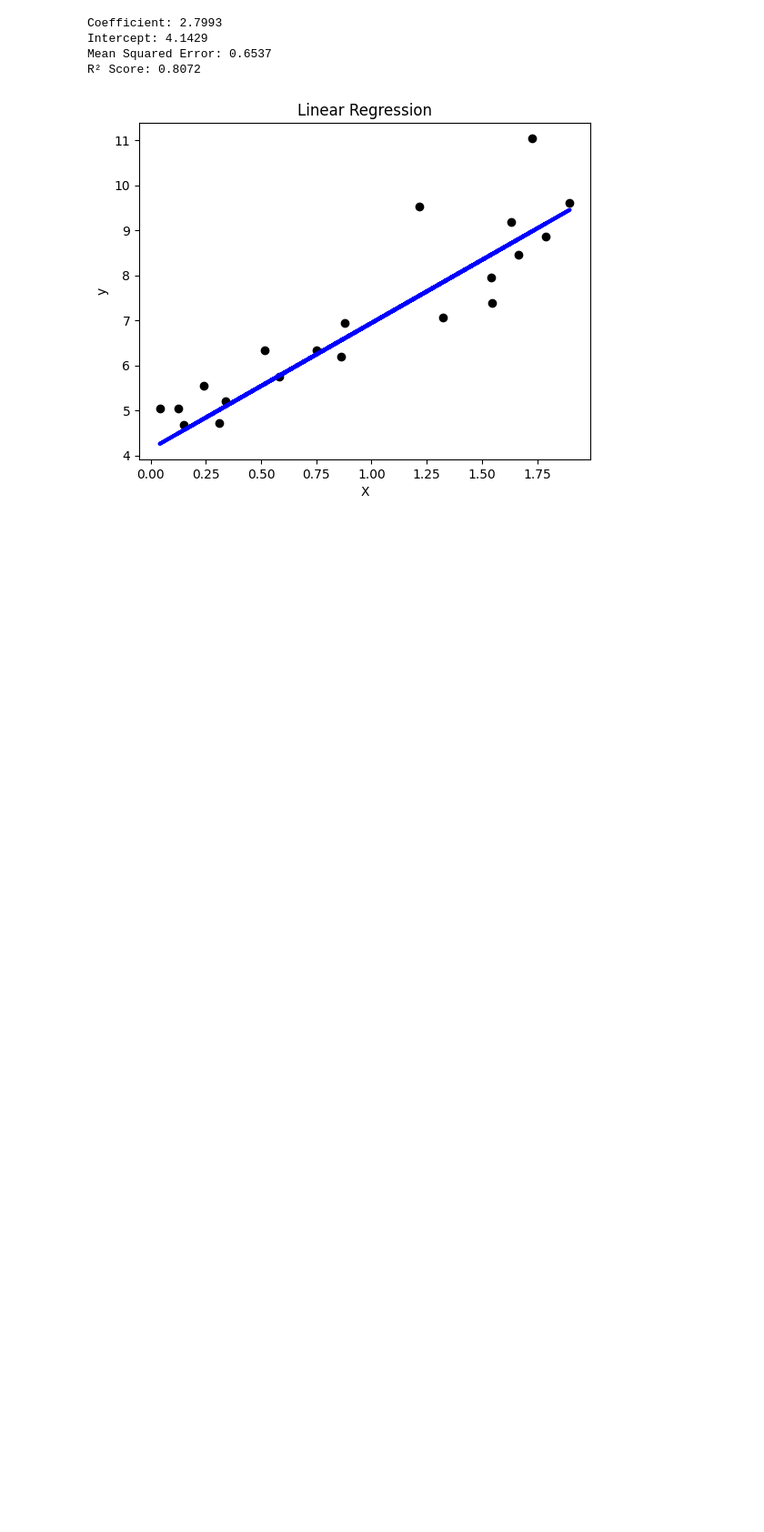
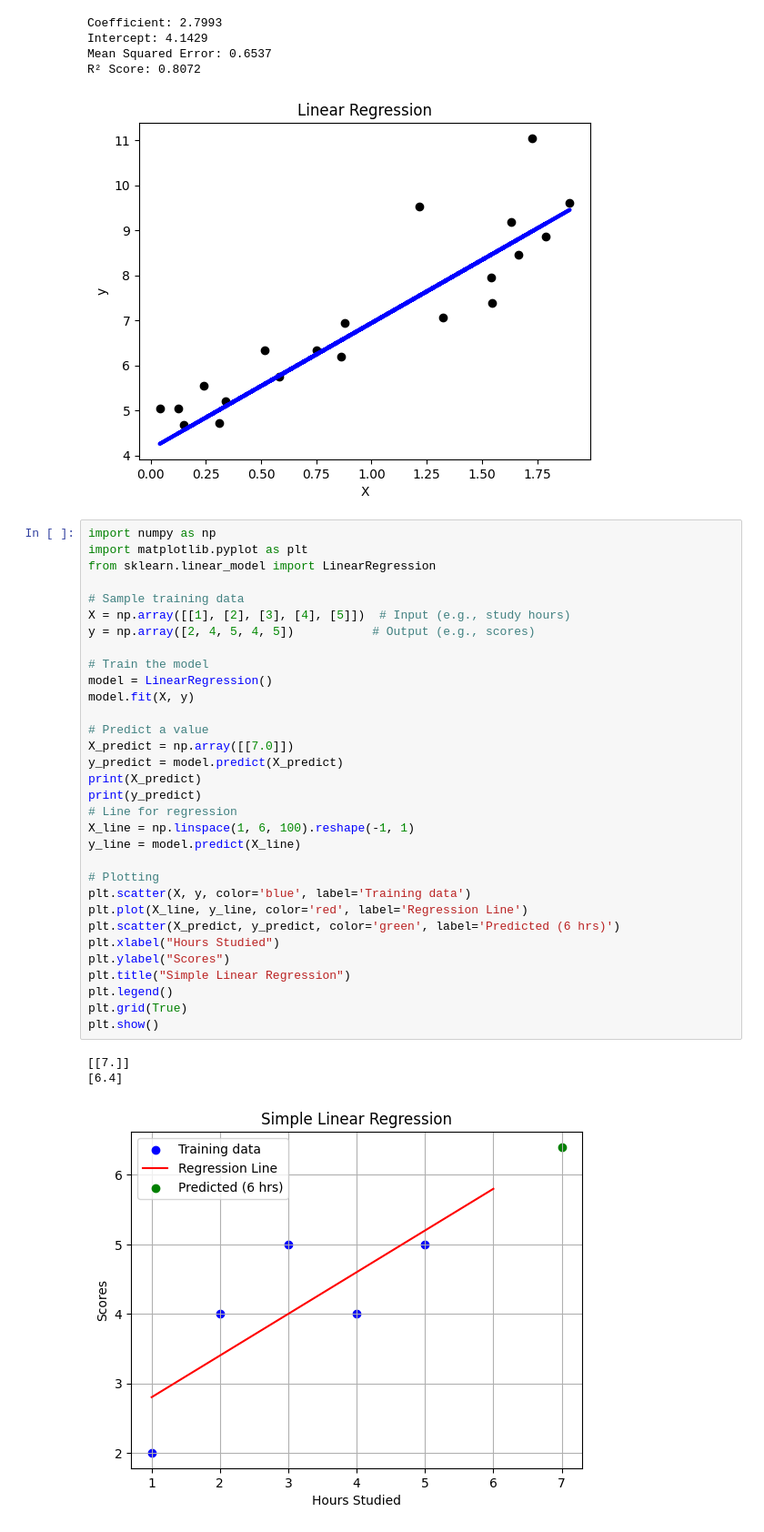
Before and after one commit to bibek1414/mllearning, a Jupyter notebook: scikit_learn/linearregression.ipynb, the cells around one changed output. Shown at 91% size. Saved outputs shown, nothing was run; the diff lists cells and outputs as text; blank space fills up the shorter version.

```diff
--- a/scikit_learn/linearregression.ipynb
+++ b/scikit_learn/linearregression.ipynb
@@ -42,3 +42,39 @@ Intercept: 4.1429
 Mean Squared Error: 0.6537
 R² Score: 0.8072
 [figure]
+# %%
+import numpy as np
+import matplotlib.pyplot as plt
+from sklearn.linear_model import LinearRegression
+
+# Sample training data
+X = np.array([[1], [2], [3], [4], [5]])  # Input (e.g., study hours)
+y = np.array([2, 4, 5, 4, 5])           # Output (e.g., scores)
+
+# Train the model
+model = LinearRegression()
+model.fit(X, y)
+
+# Predict a value
+X_predict = np.array([[7.0]])
+y_predict = model.predict(X_predict)
+print(X_predict)
+print(y_predict)
+# Line for regression
+X_line = np.linspace(1, 6, 100).reshape(-1, 1)
+y_line = model.predict(X_line)
+
+# Plotting
+plt.scatter(X, y, color='blue', label='Training data')
+plt.plot(X_line, y_line, color='red', label='Regression Line')
+plt.scatter(X_predict, y_predict, color='green', label='Predicted (6 hrs)')
+plt.xlabel("Hours Studied")
+plt.ylabel("Scores")
+plt.title("Simple Linear Regression")
+plt.legend()
+plt.grid(True)
+plt.show()
+# %% [output]
+[[7.]]
+[6.4]
+[figure, added]
```
Also changed, not shown: 3 other files.
